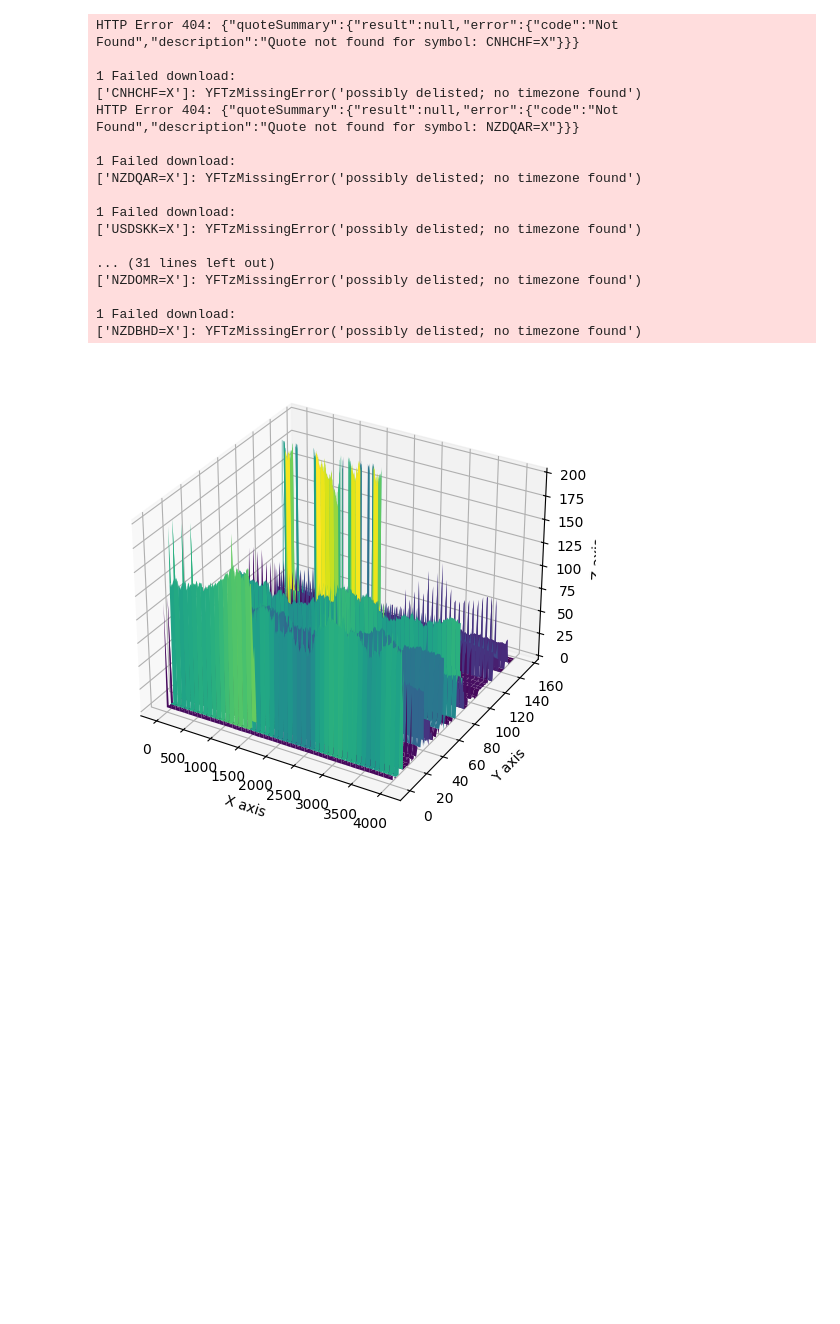
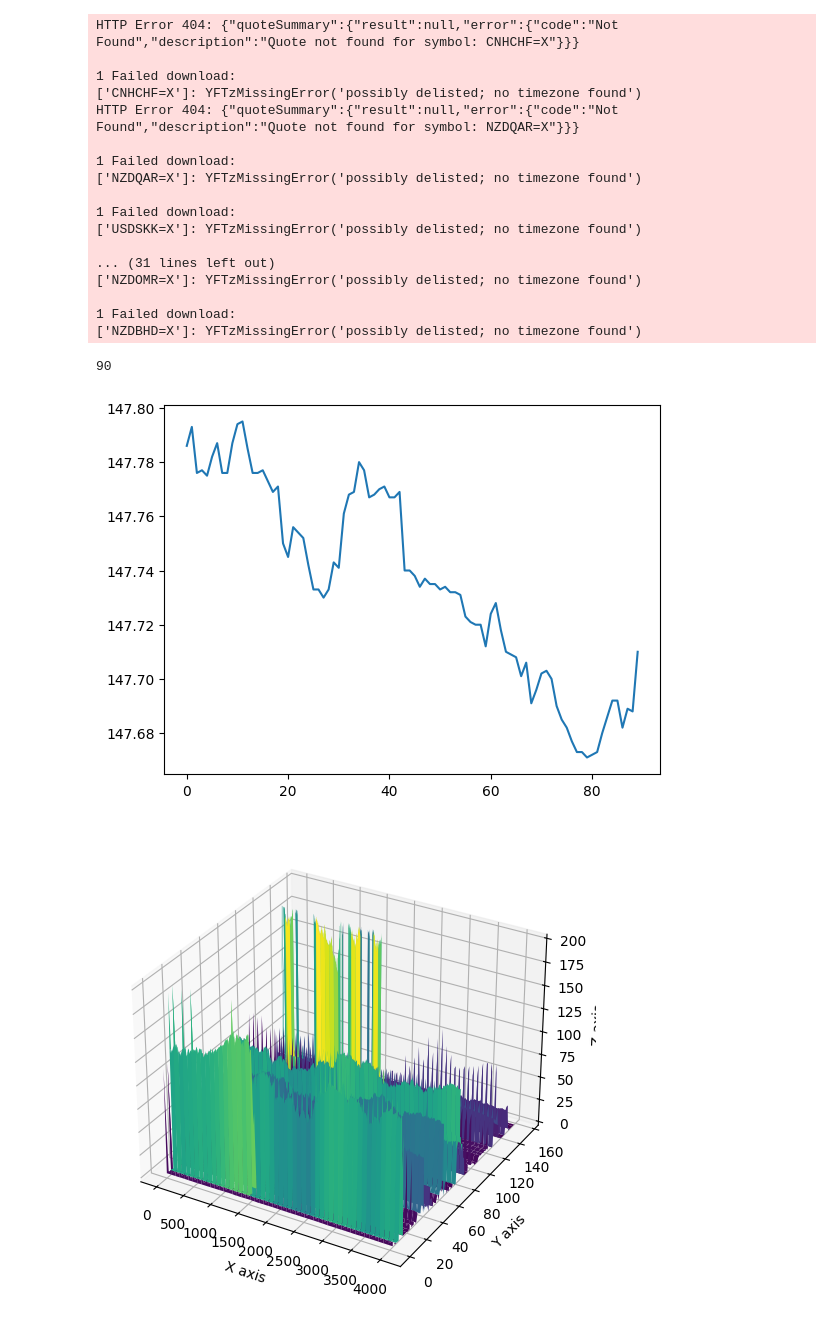
Before and after one commit to Excaliabure/FinancialGamble, a Jupyter notebook: Forex/oanda/solution6.ipynb, the cells around one changed output. Drawn from its saved outputs; the diff is of its cells as text; code cells hidden in the pictures; blank space fills up the shorter version.

```diff
--- a/Forex/oanda/solution6.ipynb
+++ b/Forex/oanda/solution6.ipynb
@@ -38,7 +38,7 @@ pair_data = []
 donotexistpairs = []
 for i in pairs:
     try:
-        pair_data.append(fx.day(i).to_numpy()[0])
+        pair_data.append(fx.min(i).to_numpy()[0])
     except:
         donotexistpairs.append(i)
 # %% [output]
@@ -62,22 +62,37 @@ HTTP Error 404: {"quoteSummary":{"result":null,"error":{"code":"Not Found","desc
 # %%
 pcp = pair_data.copy()
 
-pcp = [x for x in pair_data if x.shape[0] != 1]
+npcp = [x[:,2] for x in pair_data if x.shape[0] != 1]
 
-for i in range(len(pcp)):
-    pcp[i] = pcp[i][:4050]
-pcp = np.array(pcp)
 
-pcp.shape
+sizes = []
+for i in pcp:
+    sizes.append(i.shape[0])
+print((sizes))
 
-pcp = pcp[:,:]
+nnpcp = [x[:min(sizes)] for x in npcp if x.shape[0] > x.shape[0]-1]
+pcp = [x for x in nnpcp if any(num < 100 for num in x)]
+# pcp = nnpcp
+
+
+temp = np.array(pcp[1])
+temp.shape
+plt.plot(temp)
+plt.show()
+
+pcp= np.array(pcp)
+
+
 
 
 
 
 np.save("pcp.npy", pcp)
 
 # pcp.mean()
+# %% [output]
+90
+[figure, added]
 # %%
 
 
```
Also changed, not shown: 5 other files.
